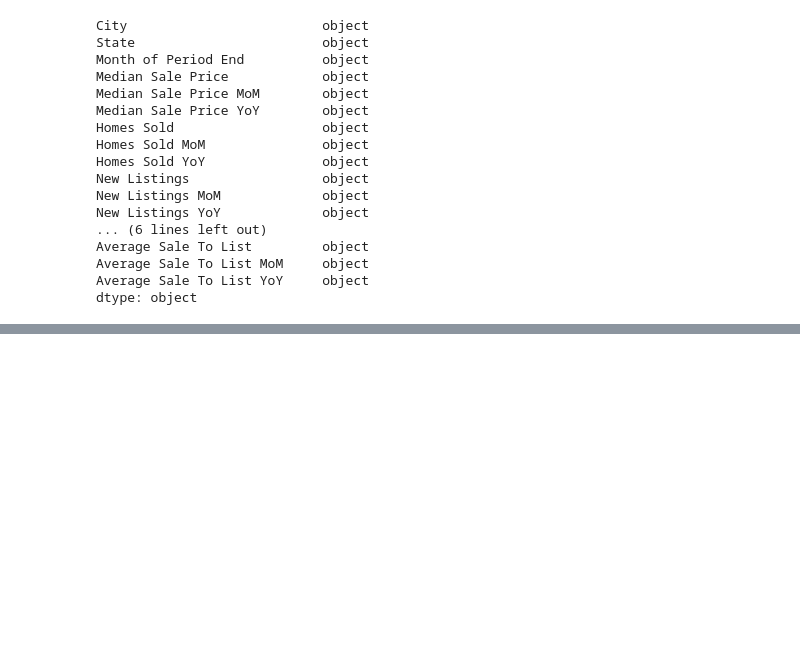
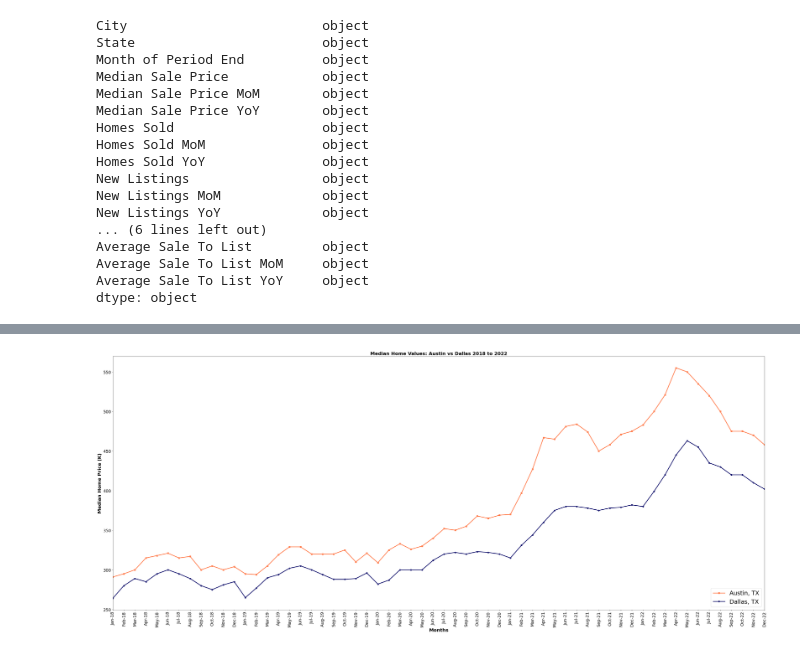
Before and after one commit to marthagriggs9/group4_project, a Jupyter notebook: austindallastest.ipynb, the cells around one changed output, grey strips where cells are left out. Cells and saved outputs as stored; diff of their text form; code cells hidden in the pictures; blank space fills up the shorter version.

```diff
--- a/austindallastest.ipynb
+++ b/austindallastest.ipynb
@@ -110,0 +124,5 @@ dtype: object
+# %%
+dallas_data["Median Sale Price"] = dallas_data["Median Sale Price"].str.replace("$", "")
+dallas_data["Median Sale Price"] = dallas_data["Median Sale Price"].str.replace("K", "")
+dallas_data["Median Sale Price"] = dallas_data["Median Sale Price"].astype(float)
+dallas_data.head()
@@ -110,0 +159,3 @@ dtype: object
+# %%
+dallas_2018_2022 =dallas_data.iloc[71:131]
+dallas_2018_2022
@@ -110,0 +193,16 @@ dtype: object
+# %%
+
+import matplotlib
+plt.figure(figsize= (50,20))
+plt.plot(austin_2018_2022["Month of Period End"], austin_2018_2022["Median Sale Price"], marker="s", linewidth=3, color= "coral", label= "Austin, TX")
+plt.plot(dallas_2018_2022["Month of Period End"], dallas_2018_2022["Median Sale Price"], marker= "o", linewidth=3, color= "midnightblue", label= "Dallas, TX")
+plt.xticks(austin_2018_2022["Month of Period End"], rotation=90, fontsize= 18)
+matplotlib.rc("ytick", labelsize=18)
+plt.xlabel("Months", fontsize = 20, fontweight= "bold")
+plt.ylabel("Median Home Price (K)", fontsize = 20, fontweight= "bold")
+plt.xlim("Jan-18", "Dec-22")
+plt.legend(fontsize= "25", loc = "lower right")
+plt.title("Median Home Values: Austin vs Dallas 2018 to 2022", fontsize=20, fontweight="bold")
+plt.show()
+# %% [output]
+[figure, added]
```
Also changed, not shown: parts of 5 cells of this notebook.
